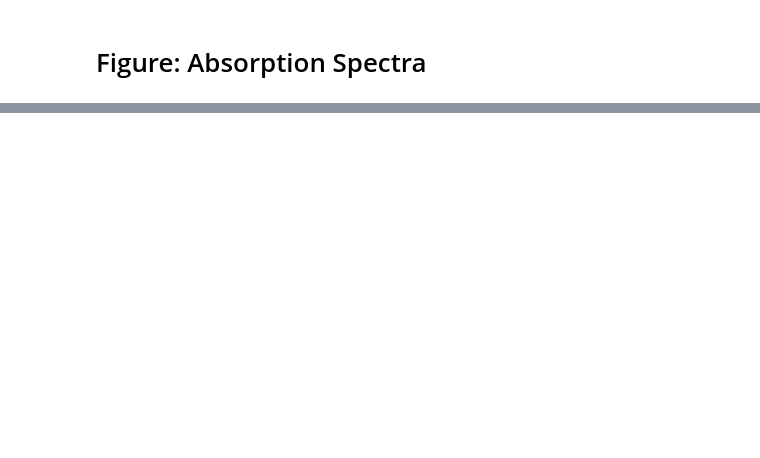
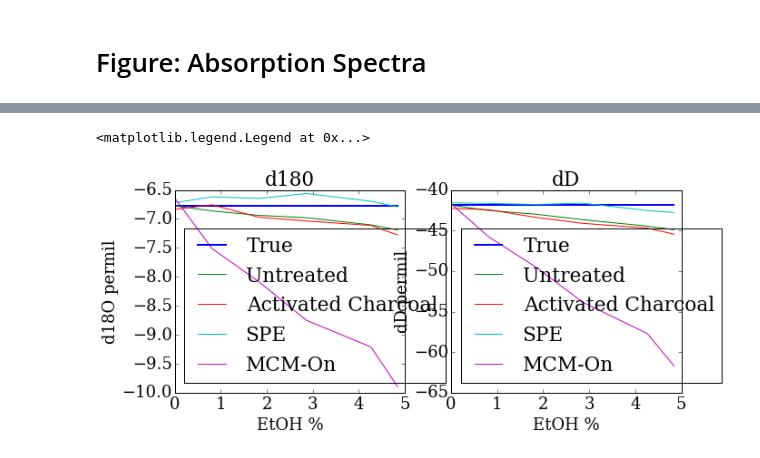
Before and after one commit to wolfhelius/isodopes, a Jupyter notebook: Isodopes Plotting.ipynb, the cells around one changed output, grey strips where cells are left out. Cells and saved outputs as stored; diff of their text form; code cells hidden in the pictures; blank space fills up the shorter version.

```diff
--- a/Isodopes Plotting.ipynb
+++ b/Isodopes Plotting.ipynb
@@ -37,0 +42,32 @@ spectra
+# %%
+etoh_file = r'./dat/etoh_impacts.csv'
+etoh = pd.read_csv(etoh_file)
+# %%
+fig, axes = plt.subplots(1, 2, figsize=(10,4))
+
+axes[0].set_title("d180")
+axes[0].set_xlabel("EtOH %")
+axes[0].set_ylabel("d18O permil")
+axes[0].plot(etoh.etoh, etoh.d18O_true, lw = 2, label="True")
+axes[0].plot(etoh.etoh, etoh.d18O_untrt, label="Untreated")
+axes[0].plot(etoh.etoh, etoh.d18O_ac, label="Activated Charcoal")
+axes[0].plot(etoh.etoh, etoh.d18O_spe, label="SPE")
+axes[0].plot(etoh.etoh, etoh.d18O_mcmon, label="MCM-On")
+#axes[0].set_xlim([L1102-breadth, L1102+breadth])
+#axes[0].set_ylim([0, 15])
+axes[0].legend(loc=3) # upper left corner
+
+axes[1].set_title("dD")
+axes[1].set_xlabel("EtOH %")
+axes[1].set_ylabel("dD permil")
+axes[1].plot(etoh.etoh, etoh.dD_true, lw = 2, label="True")
+axes[1].plot(etoh.etoh, etoh.dD_untrt, label="Untreated")
+axes[1].plot(etoh.etoh, etoh.dD_ac, label="Activated Charcoal")
+axes[1].plot(etoh.etoh, etoh.dD_spe, label="SPE")
+axes[1].plot(etoh.etoh, etoh.dD_mcmon, label="MCM-On")
+#axes[0].set_xlim([L1102-breadth, L1102+breadth])
+#axes[0].set_ylim([0, 15])
+axes[1].legend(loc=3, ) # upper left corner
+# %% [output]
+<matplotlib.legend.Legend at 0x...>
+[figure, added]
```
Also changed, not shown: parts of 4 cells of this notebook, 2 other files.
